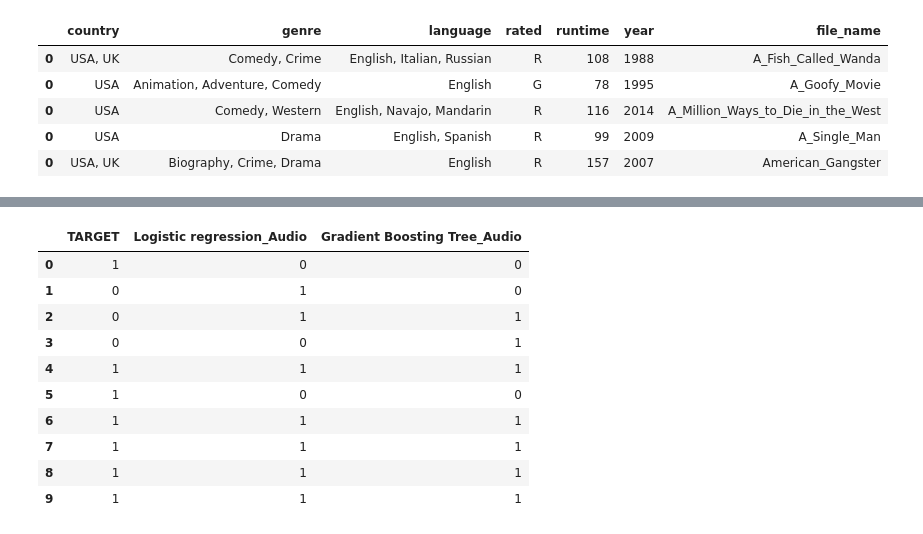
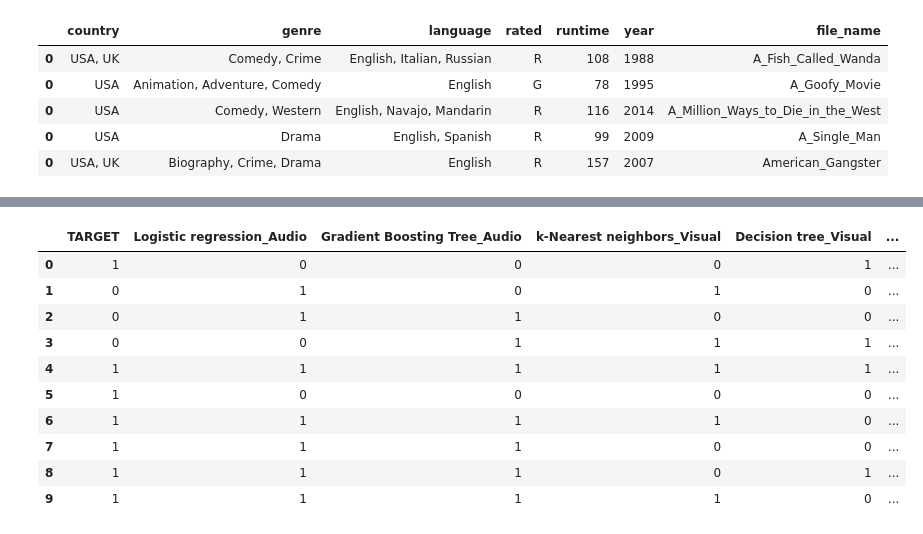
Before and after one commit to freecraver/tud_mmc_eval, a Jupyter notebook: TUD-MMC.ipynb, the cells around one changed output, grey strips where cells are left out. Saved outputs shown, nothing was run; the diff lists cells and outputs as text; code cells hidden in the pictures.

Commit message:
added evaluation metric results

```diff
--- a/TUD-MMC.ipynb
+++ b/TUD-MMC.ipynb
@@ -206,6 +206,9 @@ from sklearn.ensemble import GradientBoostingClassifier
 from sklearn.naive_bayes import GaussianNB # put NOTE into paper - not sure if correct bayes
 from sklearn.model_selection import KFold
 from sklearn.base import clone
+from sklearn.metrics import precision_score
+from sklearn.metrics import recall_score
+from sklearn.metrics import f1_score
 
 class BaseClassifier:
 
@@ -301,14 +304,13 @@ class Evaluator:
             df_res = pd.DataFrame(y_test)
             df_res.columns = ['TARGET']
             for clf in clfs:
-                clf.fit(X_train, y_train)
-                y_pred = clf.predict(X_test)
+                clf.fit(X_train, y_train, verbose)
+                y_pred = clf.predict(X_test, verbose)
                 df_res[clf.clf_name+"_"+clf.modality] = y_pred
             df_cvs.append(df_res)
         return df_cvs
 
     def cv(self, cv=10, verbose=True):
-        # TODO: merge results per fold
         df_cvs = []
         df_targets = self.data_wrapper.df_targets
         if (self.use_audio):
@@ -339,9 +341,37 @@ class Evaluator:
                 ClassifierFactory.get_metadata_classifiers(),
                 cv,
                 verbose))
-        return df_cvs
+
+        df_c = []
+        for i in range(len(df_cvs[0])):
+            df_i = pd.concat([df_cvs[x][i] for x in range(len(df_cvs))], axis=1)
+            df_i = df_i.loc[:,~df_i.columns.duplicated()]
+            df_c.append(df_i)
+
+        return df_c, self.evaluate(df_c)
+
+    def evaluate(self, df_res):
+        """
+        returns precision, recall and F1 in a DF
+        returns list of DFs if df_res is list of DFs
+        """
+        if type(df_res) == type([]):
+            return [self.evaluate_single(df_x) for df_x in df_res]
+        else:
+            return self.evaluate_single(df_res)
+
+    def evaluate_single(self, df_res):
+        cols = list(df_res.columns)
+        cols.remove('TARGET')
+        df_ev = pd.DataFrame(columns=['clf', 'precision', 'recall', 'f1'])
+        for col in cols:
+            prec = precision_score(df_res['TARGET'], df_res[col], average='micro')
+            recall = recall_score(df_res['TARGET'], df_res[col], average='micro')
+            f1 = f1_score(df_res['TARGET'], df_res[col], average='micro')
+            df_ev = df_ev.append({'clf':col, 'precision': prec, 'recall':recall, 'f1':f1}, ignore_index=True)
+        return df_ev
 # %%
 dw = DataWrapper(df_audio_train, df_vis_train, df_txt_train, df_meta_train, df_targets_train)
 dw.generate_subspace()
 ev = Evaluator(dw, use_meta=False) # TODO preprocessing for meta needs to be done
-df_cvs = ev.cv()
+df_cvs, df_res = ev.cv(verbose=False)
@@ -562,14 +378,14 @@ Starting prediction for classifier SVM (Gaussian Kernel) and modality Textual
 # %%
-df_cvs[0][0]
+df_cvs[0]
 # %% [output]
-|  | TARGET | Logistic regression_Audio | Gradient Boosting Tree_Audio |
-| 0 | 1 | 0 | 0 |
-| 1 | 0 | 1 | 0 |
-| 2 | 0 | 1 | 1 |
-| 3 | 0 | 0 | 1 |
-| 4 | 1 | 1 | 1 |
-| 5 | 1 | 0 | 0 |
-| 6 | 1 | 1 | 1 |
-| 7 | 1 | 1 | 1 |
-| 8 | 1 | 1 | 1 |
-| 9 | 1 | 1 | 1 |
+|  | TARGET | Logistic regression_Audio | Gradient Boosting Tree_Audio | k-Nearest neighbors_Visual | Decision tree_Visual | ... |
+| 0 | 1 | 0 | 0 | 0 | 1 | ... |
+| 1 | 0 | 1 | 0 | 1 | 0 | ... |
+| 2 | 0 | 1 | 1 | 0 | 0 | ... |
+| 3 | 0 | 0 | 1 | 1 | 1 | ... |
+| 4 | 1 | 1 | 1 | 1 | 1 | ... |
+| 5 | 1 | 0 | 0 | 0 | 0 | ... |
+| 6 | 1 | 1 | 1 | 1 | 0 | ... |
+| 7 | 1 | 1 | 1 | 0 | 0 | ... |
+| 8 | 1 | 1 | 1 | 0 | 1 | ... |
+| 9 | 1 | 1 | 1 | 1 | 0 | ... |
```
Also changed, not shown: parts of 2 cells of this notebook.
